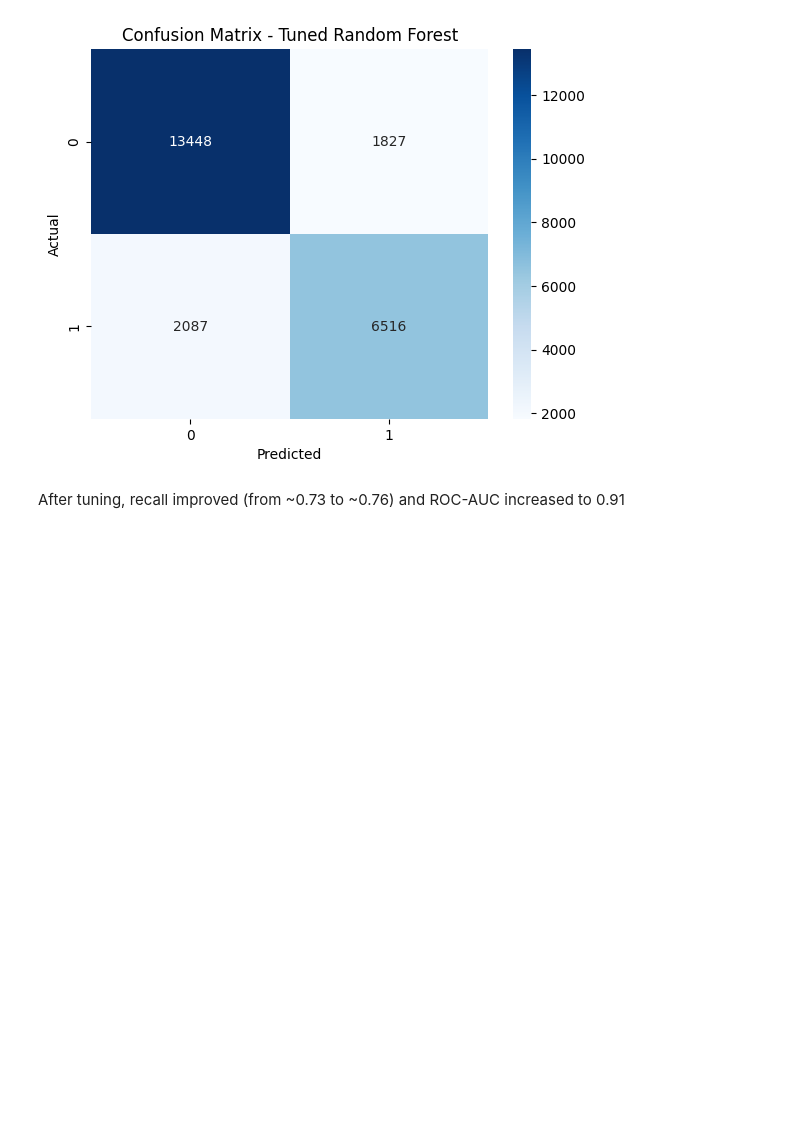
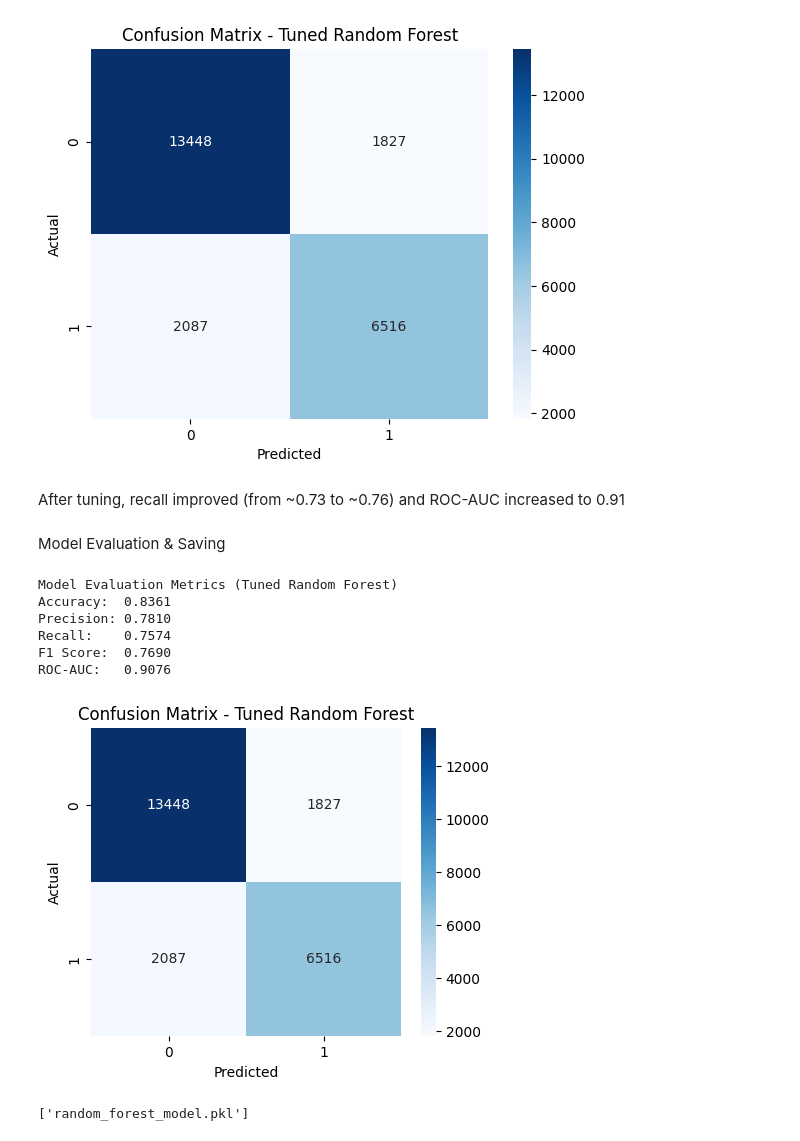
Before and after one commit to palak-verma-0309/Hotel-Booking, a Jupyter notebook: ml_model.ipynb, the cells around one changed output. Drawn from its saved outputs; the diff is of its cells as text; code cells hidden in the pictures; blank space fills up the shorter version.

Commit message:
ml: model evaluation & saving

```diff
--- a/ml_model.ipynb
+++ b/ml_model.ipynb
@@ -293,3 +293,46 @@ ROC-AUC: 0.9076172453829432
 [figure]
 # %% [markdown]
 After tuning, recall improved (from ~0.73 to ~0.76) and ROC-AUC increased to 0.91
+# %% [markdown]
+ Model Evaluation & Saving
+# %%
+from sklearn.metrics import (
+    accuracy_score, precision_score, recall_score, f1_score, roc_auc_score, confusion_matrix
+)
+import seaborn as sns
+import matplotlib.pyplot as plt
+import joblib
+
+y_pred_best = best_rf.predict(X_test)
+y_proba_best = best_rf.predict_proba(X_test)[:, 1]
+
+accuracy = accuracy_score(y_test, y_pred_best)
+precision = precision_score(y_test, y_pred_best)
+recall = recall_score(y_test, y_pred_best)
+f1 = f1_score(y_test, y_pred_best)
+roc_auc = roc_auc_score(y_test, y_proba_best)
+
+print("Model Evaluation Metrics (Tuned Random Forest)")
+print(f"Accuracy:  {accuracy:.4f}")
+print(f"Precision: {precision:.4f}")
+print(f"Recall:    {recall:.4f}")
+print(f"F1 Score:  {f1:.4f}")
+print(f"ROC-AUC:   {roc_auc:.4f}")
+
+plt.figure(figsize=(5,4))
+sns.heatmap(confusion_matrix(y_test, y_pred_best), annot=True, fmt='d', cmap='Blues')
+plt.title("Confusion Matrix - Tuned Random Forest")
+plt.xlabel("Predicted")
+plt.ylabel("Actual")
+plt.show()
+
+joblib.dump(best_rf, "random_forest_model.pkl")
+# %% [output]
+Model Evaluation Metrics (Tuned Random Forest)
+Accuracy:  0.8361
+Precision: 0.7810
+Recall:    0.7574
+F1 Score:  0.7690
+ROC-AUC:   0.9076
+[figure, added]
+['random_forest_model.pkl']
```
Also changed, not shown: parts of 1 cell of this notebook, 1 other file.
